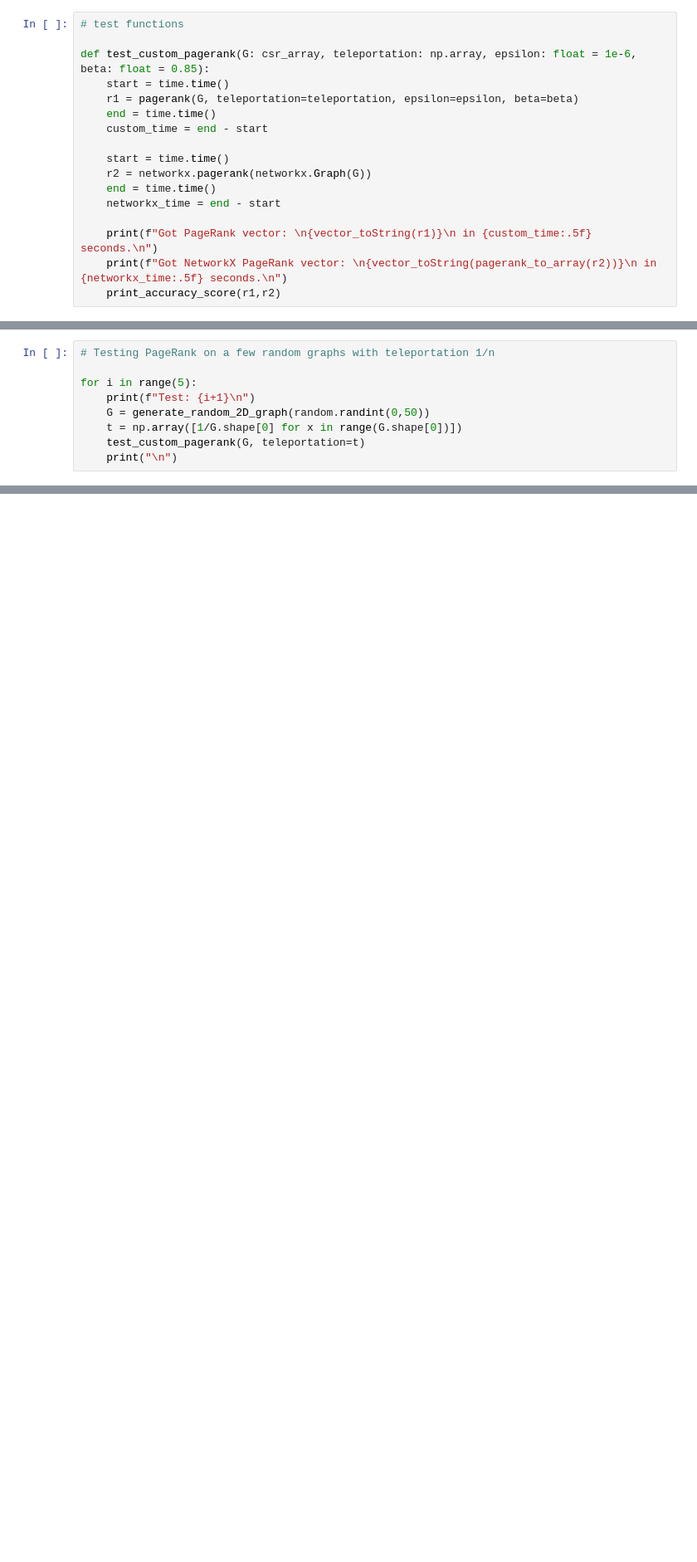
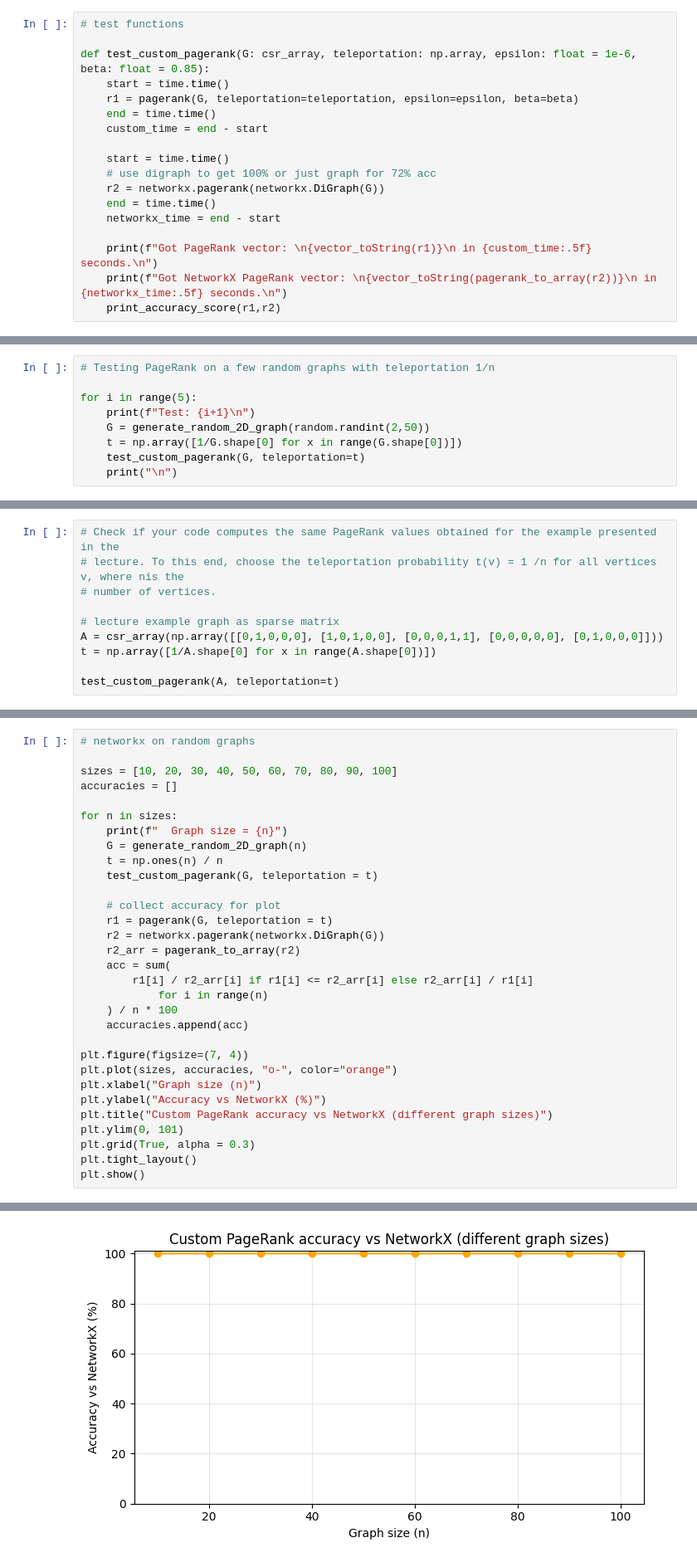
Before and after one commit to shulaze731/SDM-PA3, a Jupyter notebook: PA3.ipynb, the cells around one changed output, grey strips where cells are left out. Shown at 83% size. Cells and saved outputs as stored; diff of their text form; blank space fills up the shorter version.

```diff
--- a/PA3.ipynb
+++ b/PA3.ipynb
@@ -266,7 +237,8 @@ def test_custom_pagerank(G: csr_array, teleportation: np.array, epsilon: float =
     custom_time = end - start
 
     start = time.time()
-    r2 = networkx.pagerank(networkx.Graph(G))
+    # use digraph to get 100% or just graph for 72% acc
+    r2 = networkx.pagerank(networkx.DiGraph(G))
     end = time.time()
     networkx_time = end - start
 
@@ -304,7 +276,7 @@ Custom implementation is 72.75% accurate compared to NetworkX.
 
 for i in range(5):
     print(f"Test: {i+1}\n")
-    G = generate_random_2D_graph(random.randint(0,50))
+    G = generate_random_2D_graph(random.randint(2,50))
     t = np.array([1/G.shape[0] for x in range(G.shape[0])])
     test_custom_pagerank(G, teleportation=t)
     print("\n")
@@ -503,0 +473,10 @@ print(count_preserved_edges(G=G, H=H, matching=matching))
+# %%
+# Check if your code computes the same PageRank values obtained for the example presented in the
+# lecture. To this end, choose the teleportation probability t(v) = 1 /n for all vertices v, where nis the
+# number of vertices.
+
+# lecture example graph as sparse matrix
+A = csr_array(np.array([[0,1,0,0,0], [1,0,1,0,0], [0,0,0,1,1], [0,0,0,0,0], [0,1,0,0,0]]))
+t = np.array([1/A.shape[0] for x in range(A.shape[0])])
+
+test_custom_pagerank(A, teleportation=t)
@@ -503,0 +501,32 @@ print(count_preserved_edges(G=G, H=H, matching=matching))
+# %%
+# networkx on random graphs
+
+sizes = [10, 20, 30, 40, 50, 60, 70, 80, 90, 100]
+accuracies = []
+
+for n in sizes:
+    print(f"  Graph size = {n}")
+    G = generate_random_2D_graph(n)
+    t = np.ones(n) / n
+    test_custom_pagerank(G, teleportation = t)
+
+    # collect accuracy for plot
+    r1 = pagerank(G, teleportation = t)
+    r2 = networkx.pagerank(networkx.DiGraph(G))
+    r2_arr = pagerank_to_array(r2)
+    acc = sum(
+        r1[i] / r2_arr[i] if r1[i] <= r2_arr[i] else r2_arr[i] / r1[i]
+            for i in range(n)
+    ) / n * 100
+    accuracies.append(acc)
+
+plt.figure(figsize=(7, 4))
+plt.plot(sizes, accuracies, "o-", color="orange")
+plt.xlabel("Graph size (n)")
+plt.ylabel("Accuracy vs NetworkX (%)")
+plt.title("Custom PageRank accuracy vs NetworkX (different graph sizes)")
+plt.ylim(0, 101)
+plt.grid(True, alpha = 0.3)
+plt.tight_layout()
+plt.show()
+# %% [output]
@@ -503,0 +550 @@ print(count_preserved_edges(G=G, H=H, matching=matching))
+[figure, added]
```
Also changed, not shown: parts of 22 cells of this notebook.
